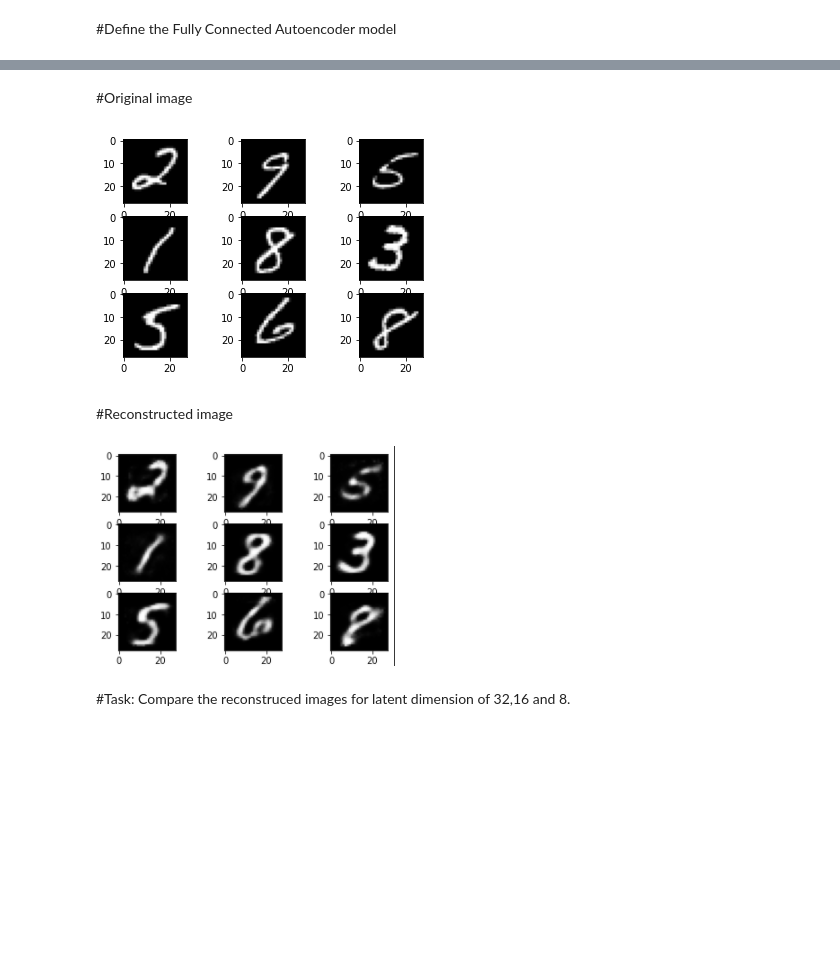
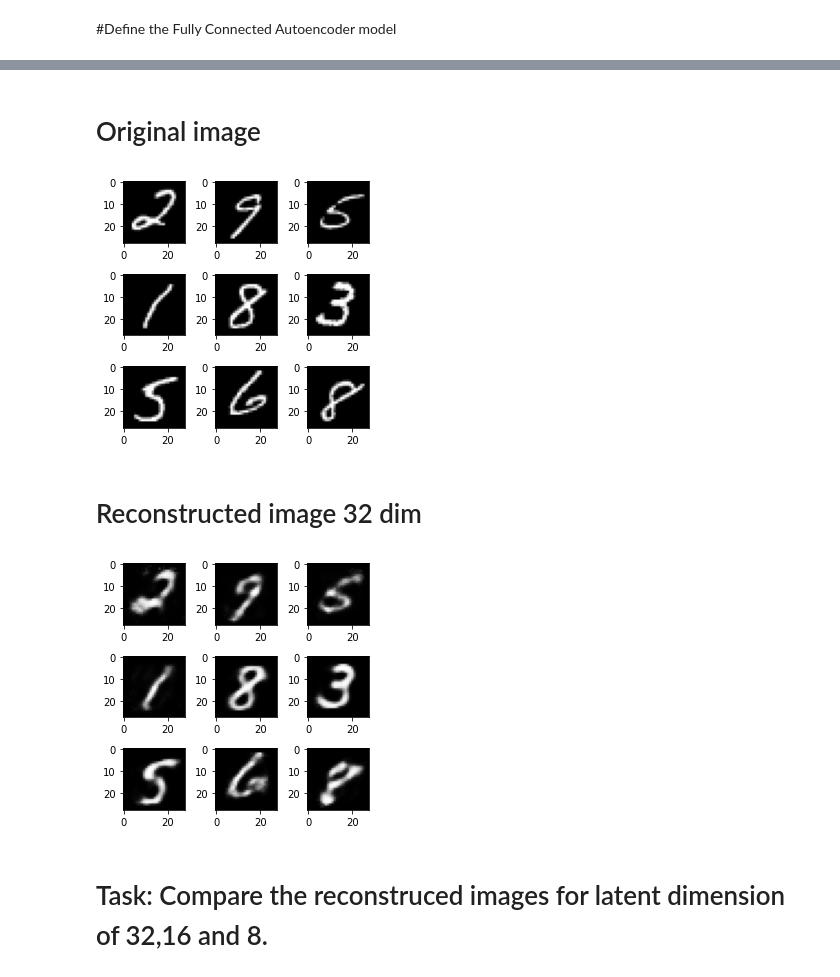
Before and after one commit to Fiquee/NeuralComputing, a Jupyter notebook: 09_Autoencoder_2021_22.ipynb, the cells around one changed output, grey strips where cells are left out. Saved outputs shown, nothing was run; the diff lists cells and outputs as text; code cells hidden in the pictures; blank space fills up the shorter version.

```diff
--- a/09_Autoencoder_2021_22.ipynb
+++ b/09_Autoencoder_2021_22.ipynb
@@ -109,4 +128,2 @@ decoded_output = trainingAutoencoder(train_loader,model,10)
 # %% [markdown]
-#Original image
+# Original image
-# %% [markdown]
-![image.png](embedded-picture-1)
@@ -115,4 +130,16 @@ decoded_output = trainingAutoencoder(train_loader,model,10)
+# %%
+plt.figure(figsize=(4,4)) # specifying the overall grid size
+
+with torch.no_grad():
+    for i in range(9):
+        images = train_set[-9 + i][0].numpy()
+        images = images.reshape(28,28)
+
+        plt.subplot(3,3,i+1)    # the number of images in the grid is 5*5 (25)
+        plt.imshow(images,cmap=plt.get_cmap('gray'))
+
+    plt.tight_layout()
+# %% [output]
+[figure, added]
 # %% [markdown]
-#Reconstructed image
+# Reconstructed image 32 dim
-# %% [markdown]
-![image.png](embedded-picture-1)
@@ -121,2 +157,6 @@ decoded_output = trainingAutoencoder(train_loader,model,10)
+# %%
+display_decoded(decoded_output)
+# %% [output]
+[figure, added]
 # %% [markdown]
-#Task: Compare the reconstruced images for latent dimension of 32,16 and 8.
+# Task: Compare the reconstruced images for latent dimension of 32,16 and 8.
```
Also changed, not shown: parts of 13 cells of this notebook, 9 other files.
